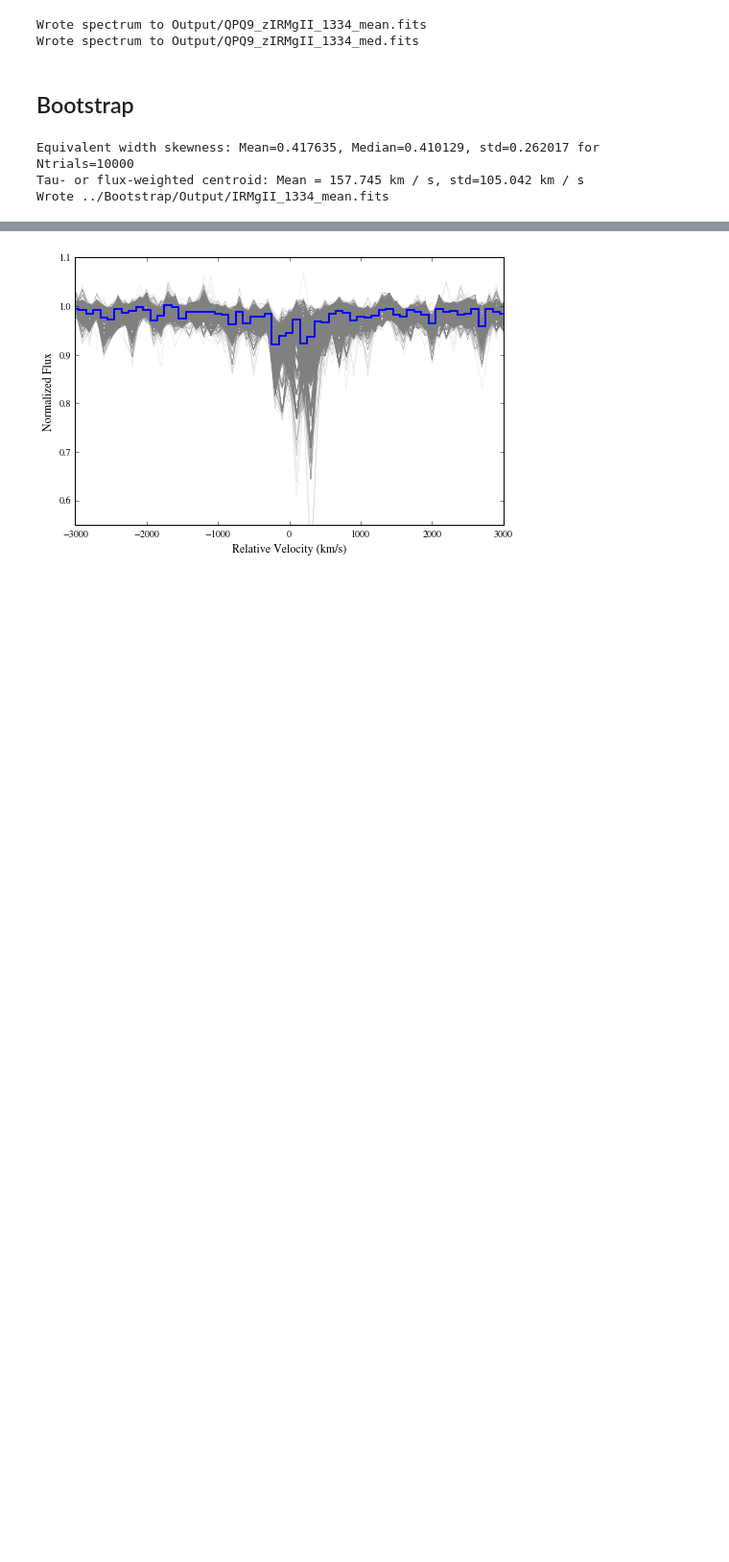
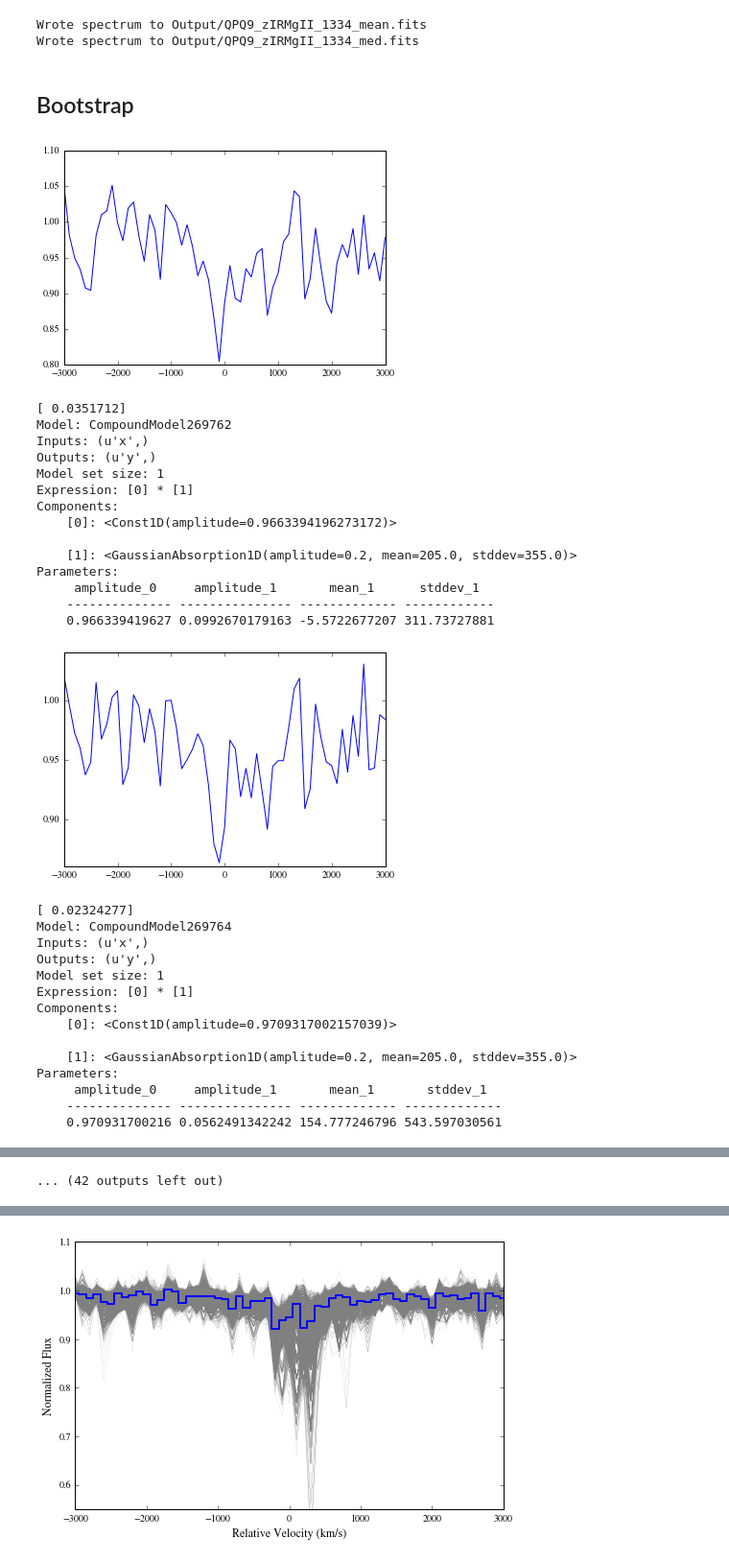
Before and after one commit to qsopairs/papers, a Jupyter notebook: QPQ9/Analysis/Stacks/CII1334_fiddle.ipynb, the cells around one changed output, grey strips where cells are left out. Shown at 96% size. Cells and saved outputs as stored; diff of their text form; code cells hidden in the pictures; blank space fills up the shorter version.

```diff
--- a/QPQ9/Analysis/Stacks/CII1334_fiddle.ipynb
+++ b/QPQ9/Analysis/Stacks/CII1334_fiddle.ipynb
@@ -144,8 +128,35 @@ Wrote spectrum to Output/QPQ9_zIRMgII_1334_med.fits
 # %%
 #Mean
 reload(qpq9b)
-qpq9b.boot_trans(wrest=1334.5323*u.AA,outfil='../Bootstrap/Output/IRMgII_1334_mean.fits',stack_tup=stack_tup)
+qpq9b.boot_trans(wrest=1334.5323*u.AA,outfil='../Bootstrap/Output/IRMgII_1334_mean.fits',stack_tup0=stack_tup,nboot=1000)
 # %% [output]
+[figure, added]
-Equivalent width skewness: Mean=0.417635, Median=0.410129, std=0.262017 for Ntrials=10000
-Tau- or flux-weighted centroid: Mean = 157.745 km / s, std=105.042 km / s
-Wrote ../Bootstrap/Output/IRMgII_1334_mean.fits
+[ 0.0351712]
+Model: CompoundModel269762
+Inputs: (u'x',)
+Outputs: (u'y',)
+Model set size: 1
+Expression: [0] * [1]
+Components:
+    [0]: <Const1D(amplitude=0.9663394196273172)>
+
+    [1]: <GaussianAbsorption1D(amplitude=0.2, mean=205.0, stddev=355.0)>
+Parameters:
+     amplitude_0     amplitude_1       mean_1      stddev_1
+    -------------- --------------- ------------- ------------
+    0.966339419627 0.0992670179163 -5.5722677207 311.73727881
+[figure, added]
+[ 0.02324277]
+Model: CompoundModel269764
+Inputs: (u'x',)
+Outputs: (u'y',)
+Model set size: 1
+Expression: [0] * [1]
+Components:
+    [0]: <Const1D(amplitude=0.9709317002157039)>
+
+    [1]: <GaussianAbsorption1D(amplitude=0.2, mean=205.0, stddev=355.0)>
+Parameters:
+     amplitude_0     amplitude_1       mean_1       stddev_1
+    -------------- --------------- ------------- -------------
+    0.970931700216 0.0562491342242 154.777246796 543.597030561
@@ -152,3 +223,4 @@ Wrote ../Bootstrap/Output/IRMgII_1334_mean.fits
+... (42 outputs left out)
 # %%
 # plot trials
 stack_tup = (fin_velo, stck_img, stck_mskN, all_dict)
```
Also changed, not shown: parts of 10 cells of this notebook, 8 other files.
